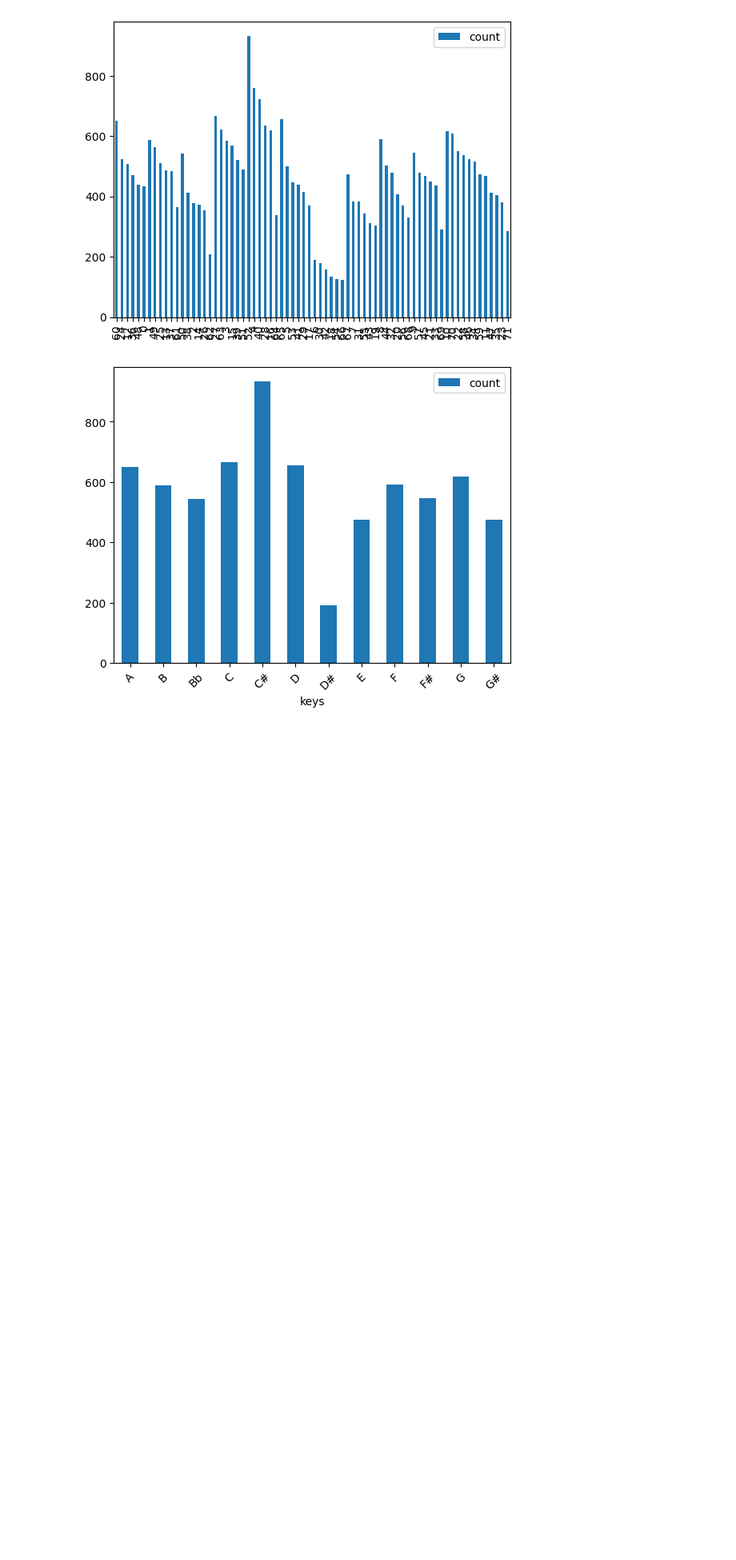
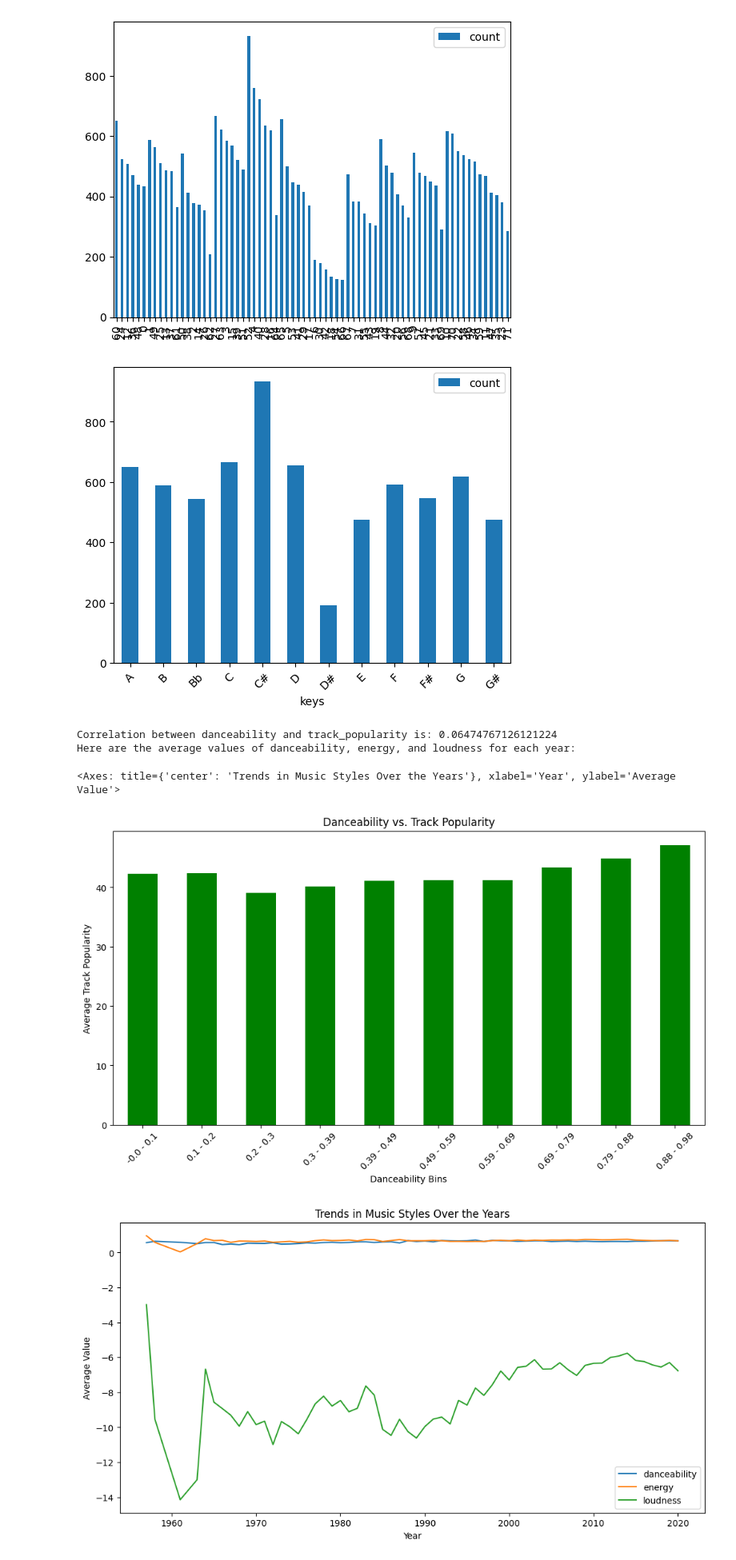
Before and after one commit to Ameroras/Spotify_Analyse, a Jupyter notebook: Spotify.ipynb, the cells around one changed output. Shown: that part at 80% size. Cells and saved outputs as stored; diff of their text form; code cells hidden in the pictures; blank space fills up the shorter version.

```diff
--- a/Spotify.ipynb
+++ b/Spotify.ipynb
@@ -121,3 +121,52 @@ DTypePromotionError: The DType <class 'numpy.dtypes._PyFloatDType'> could not be
 [figure]
 [figure]
 [figure]
+# %%
+import pandas as pd
+
+spotify = pd.read_csv("./spotify_songs.csv")
+spotify.head()
+spotify["key"].value_counts()
+
+# Calculate the correlation between danceability and track_popularity
+correlation = spotify['danceability'].corr(spotify['track_popularity'])
+
+# Print the correlation value
+print(f"Correlation between danceability and track_popularity is: {correlation}")
+
+# Create bins for danceability
+spotify['danceability_bins'] = pd.cut(spotify['danceability'], bins=10, include_lowest=True)
+
+# Calculating the mean popularity for each bin
+mean_popularity = spotify.groupby('danceability_bins', observed=False)['track_popularity'].mean()
+
+# Create a bar plot to visualize the relationship with labels for bins using Pandas' built-in plotting capabilities
+ax = mean_popularity.plot(kind='bar', color='green', figsize=(12, 6), title='Danceability vs. Track Popularity',
+                          xlabel='Danceability Bins', ylabel='Average Track Popularity')
+
+# Create custom labels for the bins based on the actual ranges in the dataset
+bin_labels = [f'{round(interval.left, 2)} - {round(interval.right, 2)}' for interval in mean_popularity.index]
+
+# Set these labels as the x-axis labels
+_ = ax.set_xticklabels(bin_labels, rotation=45)
+
+# Convert the track_album_release_date to datetime format
+spotify['track_album_release_date'] = pd.to_datetime(spotify['track_album_release_date'], errors='coerce')
+
+# Extract the year from the release date
+spotify['year'] = spotify['track_album_release_date'].dt.year
+
+# Calculate the mean values of danceability, energy, and loudness for each year
+yearly_trends = spotify.groupby('year')[['danceability', 'energy', 'loudness']].mean()
+
+print("Here are the average values of danceability, energy, and loudness for each year:")
+yearly_trends
+# Create line plots to visualize the trends over the years using Pandas' built-in plotting capabilities
+yearly_trends.plot(kind='line', figsize=(12, 6), title='Trends in Music Styles Over the Years', xlabel='Year',
+                   ylabel='Average Value')
+# %% [output]
+Correlation between danceability and track_popularity is: 0.06474767126121224
+Here are the average values of danceability, energy, and loudness for each year:
+<Axes: title={'center': 'Trends in Music Styles Over the Years'}, xlabel='Year', ylabel='Average Value'>
+[figure, added]
+[figure, added]
```
